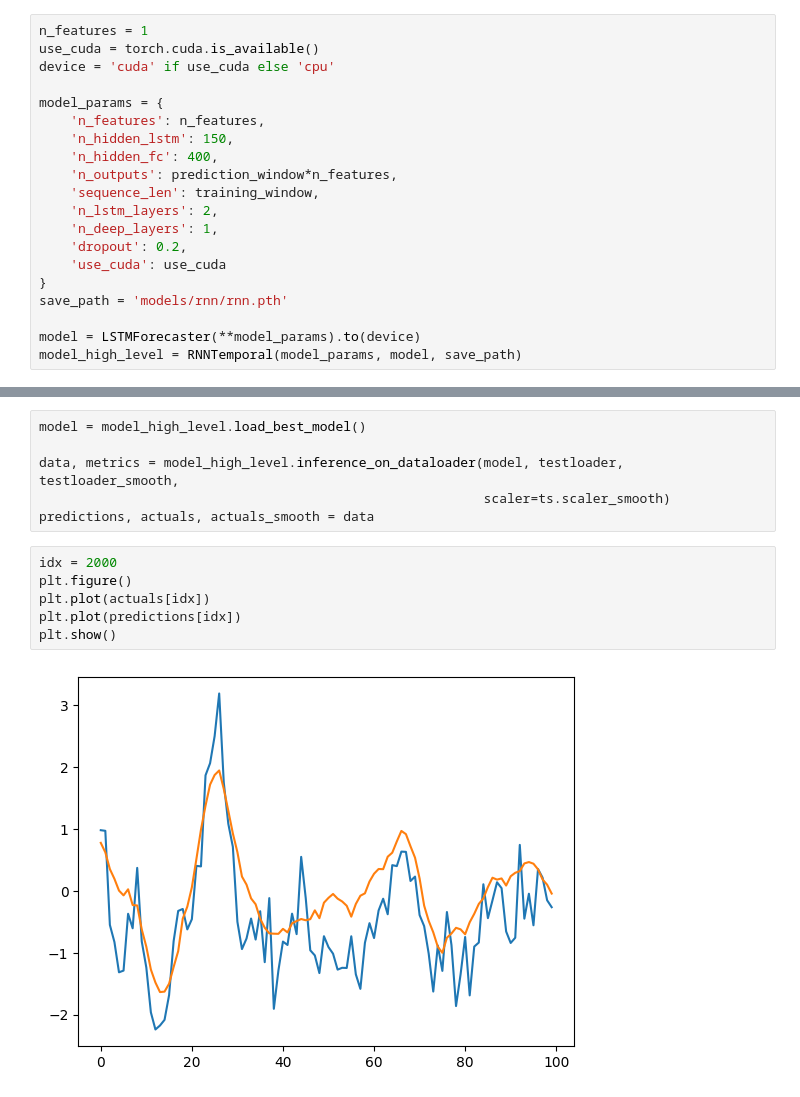
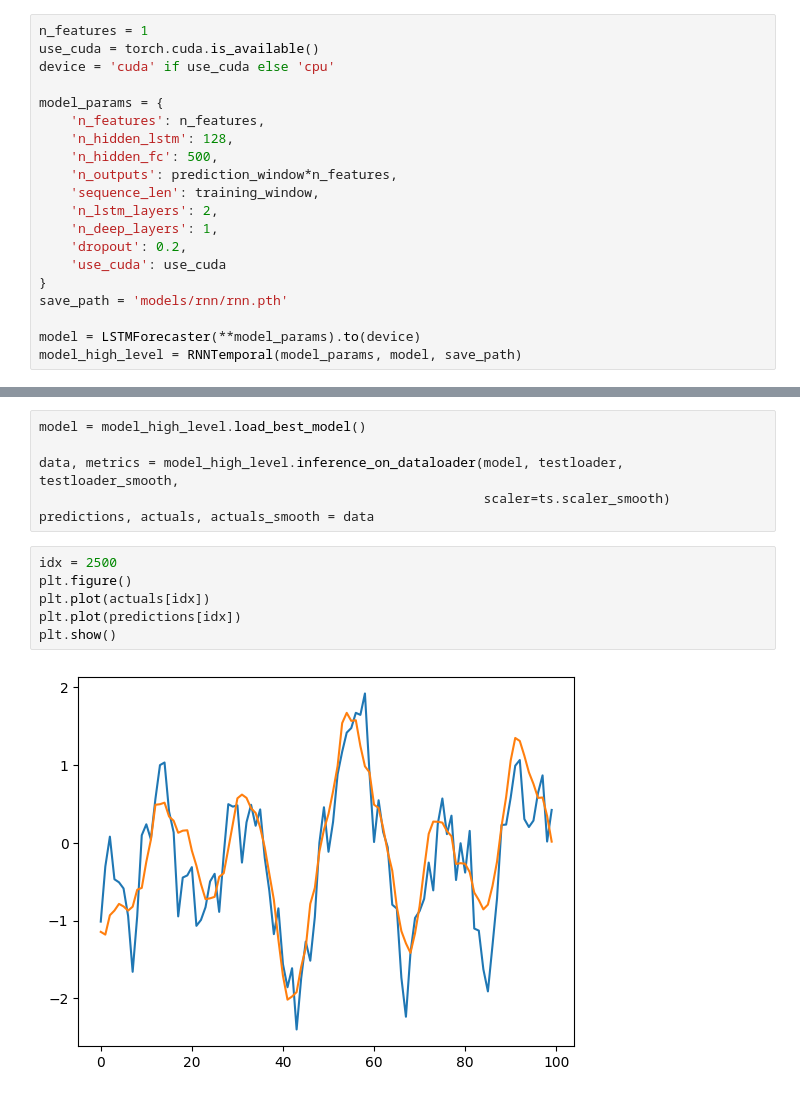
Before and after one commit to maxbalrog/laser-jitter, a Jupyter notebook: usage.ipynb, the cells around one changed output, grey strips where cells are left out. Drawn from its saved outputs; the diff is of its cells as text.

```diff
--- a/usage.ipynb
+++ b/usage.ipynb
@@ -194,8 +195,8 @@ device = 'cuda' if use_cuda else 'cpu'
 
 model_params = {
     'n_features': n_features,
-    'n_hidden_lstm': 150,
-    'n_hidden_fc': 400,
+    'n_hidden_lstm': 128,
+    'n_hidden_fc': 500,
     'n_outputs': prediction_window*n_features,
     'sequence_len': training_window,
     'n_lstm_layers': 2,
@@ -254,13 +255,13 @@ data, metrics = model_high_level.inference_on_dataloader(model, testloader, test
                                                          scaler=ts.scaler_smooth)
 predictions, actuals, actuals_smooth = data
 # %%
-idx = 2000
+idx = 2500
 plt.figure()
 plt.plot(actuals[idx])
 plt.plot(predictions[idx])
 plt.show()
 # %% [output]
-[figure, old version]
+[figure, new version]
 # %%
 print(f'mae: {metrics[0]}')
 print(f'rms: {metrics[1]}')
```
Also changed, not shown: parts of 6 cells of this notebook, 4 other files.
